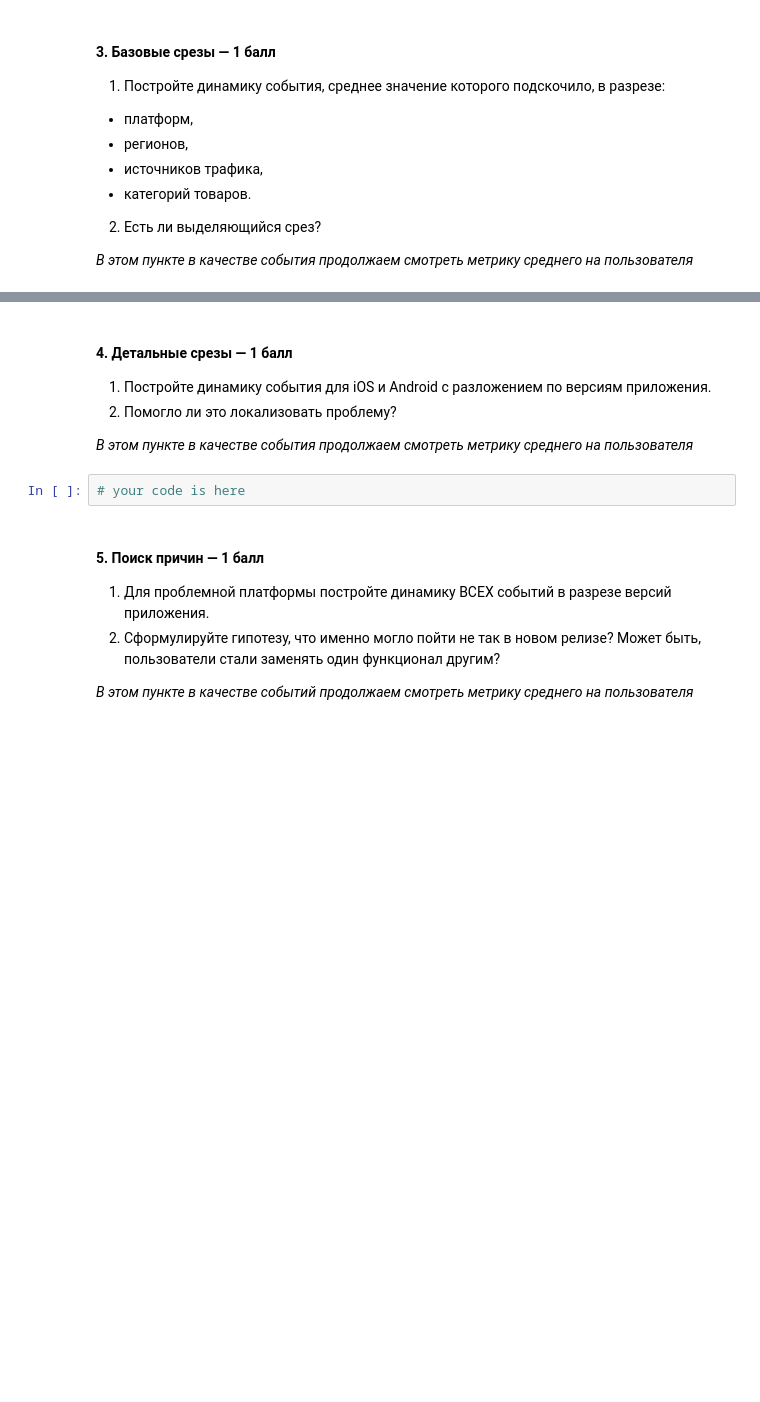
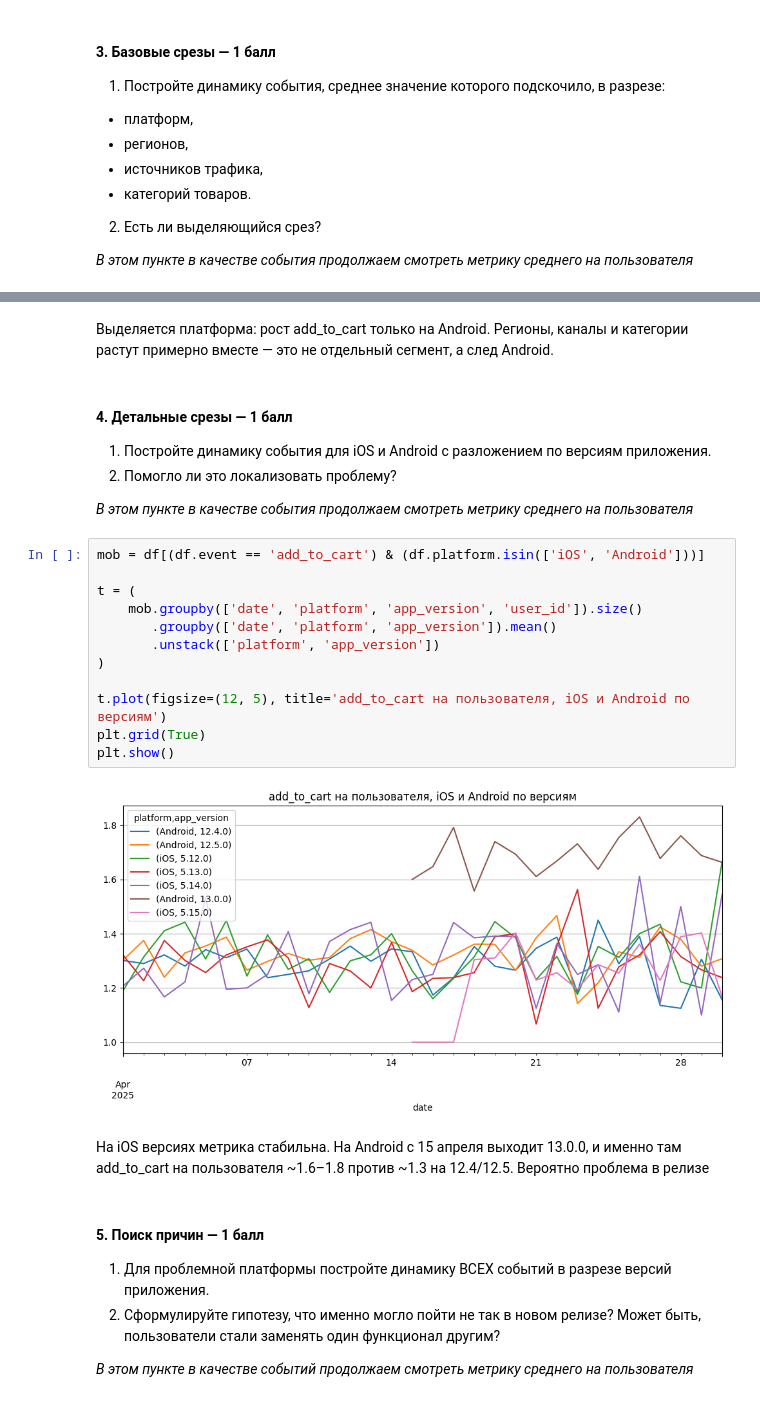
Before and after one commit to brezhnevaan/hse_product_metrics_course, a Jupyter notebook: HW_1/HW_1.ipynb, the cells around one changed output, grey strips where cells are left out. Saved outputs shown, nothing was run; the diff lists cells and outputs as text; blank space fills up the shorter version.

```diff
--- a/HW_1/HW_1.ipynb
+++ b/HW_1/HW_1.ipynb
@@ -107,3 +190,5 @@ df.head()
+# %% [markdown]
+Выделяется платформа: рост add_to_cart только на Android. Регионы, каналы и категории растут примерно вместе — это не отдельный сегмент, а след Android.
 # %% [markdown]
 #### **4. Детальные срезы — 1 балл**
 1. Постройте динамику события для iOS и Android с разложением по версиям приложения.
@@ -111,7 +196,21 @@ df.head()
 
 *В этом пункте в качестве события продолжаем смотреть метрику среднего на пользователя*
 # %%
-# your code is here
+mob = df[(df.event == 'add_to_cart') & (df.platform.isin(['iOS', 'Android']))]
+
+t = (
+    mob.groupby(['date', 'platform', 'app_version', 'user_id']).size()
+       .groupby(['date', 'platform', 'app_version']).mean()
+       .unstack(['platform', 'app_version'])
+)
+
+t.plot(figsize=(12, 5), title='add_to_cart на пользователя, iOS и Android по версиям')
+plt.grid(True)
+plt.show()
+# %% [output]
+[figure, added]
+# %% [markdown]
+На iOS версиях метрика стабильна. На Android с 15 апреля выходит 13.0.0, и именно там add_to_cart на пользователя ~1.6–1.8 против ~1.3 на 12.4/12.5. Вероятно проблема в релизе
 # %% [markdown]
 #### **5. Поиск причин — 1 балл**
 1. Для проблемной платформы постройте динамику ВСЕХ событий в разрезе версий приложения.
```
Also changed, not shown: parts of 9 cells of this notebook.
